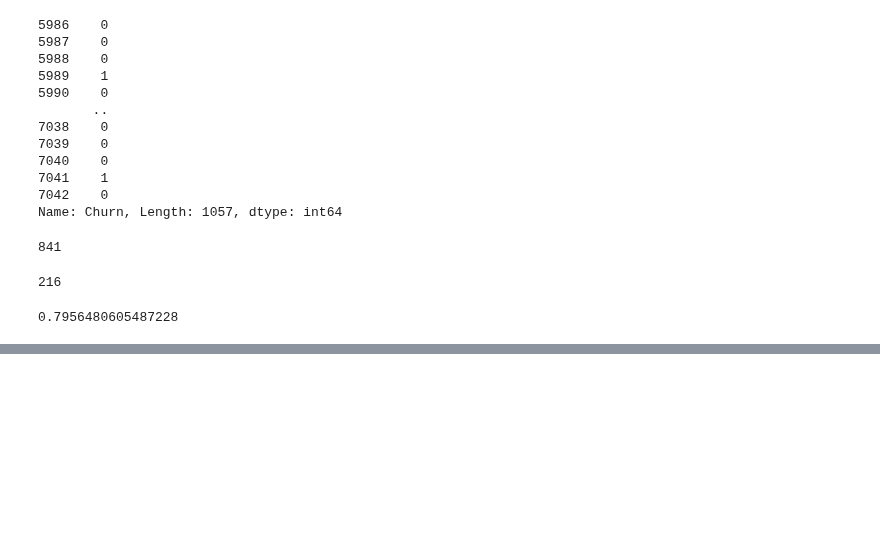
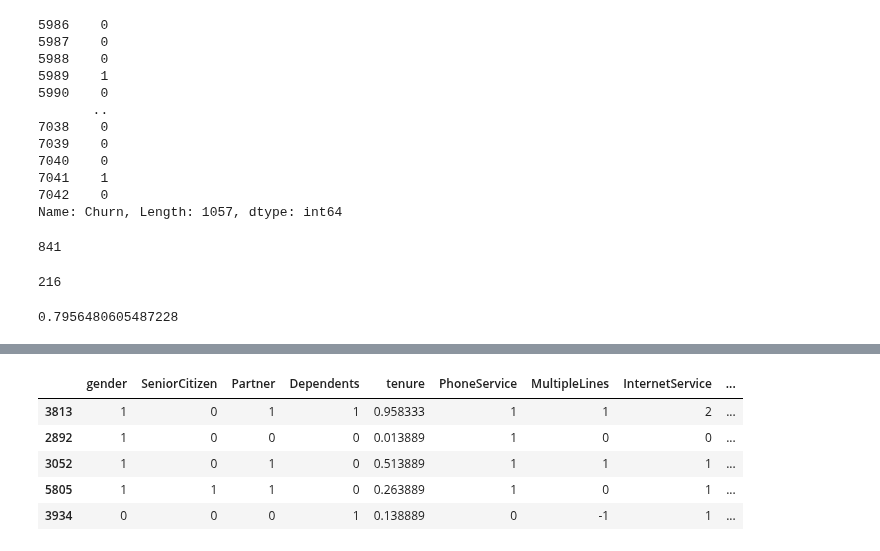
Before and after one commit to yuchild/erik_interviewqs, a Jupyter notebook: avg_lifetime_value_of_customers.ipynb, the cells around one changed output, grey strips where cells are left out. Drawn from its saved outputs; the diff is of its cells as text; code cells hidden in the pictures; blank space fills up the shorter version.

```diff
--- a/avg_lifetime_value_of_customers.ipynb
+++ b/avg_lifetime_value_of_customers.ipynb
@@ -613,0 +644,15 @@ correct / (correct + incorrect)
+# %%
+# normalize MonthlyCharges
+mc_min = df['MonthlyCharges'].min()
+mc_max = df['MonthlyCharges'].max()
+mc_range = mc_max - mc_min
+
+df['MonthlyCharges'] = (df['MonthlyCharges'] - mc_min) / mc_range
+df.sample(5)
+# %% [output]
+|  | gender | SeniorCitizen | Partner | Dependents | tenure | PhoneService | MultipleLines | InternetService | ... |
+| 3813 | 1 | 0 | 1 | 1 | 0.958333 | 1 | 1 | 2 | ... |
+| 2892 | 1 | 0 | 0 | 0 | 0.013889 | 1 | 0 | 0 | ... |
+| 3052 | 1 | 0 | 1 | 0 | 0.513889 | 1 | 1 | 1 | ... |
+| 5805 | 1 | 1 | 1 | 0 | 0.263889 | 1 | 0 | 1 | ... |
+| 3934 | 0 | 0 | 0 | 1 | 0.138889 | 0 | -1 | 1 | ... |
```
Also changed, not shown: parts of 28 cells of this notebook.
